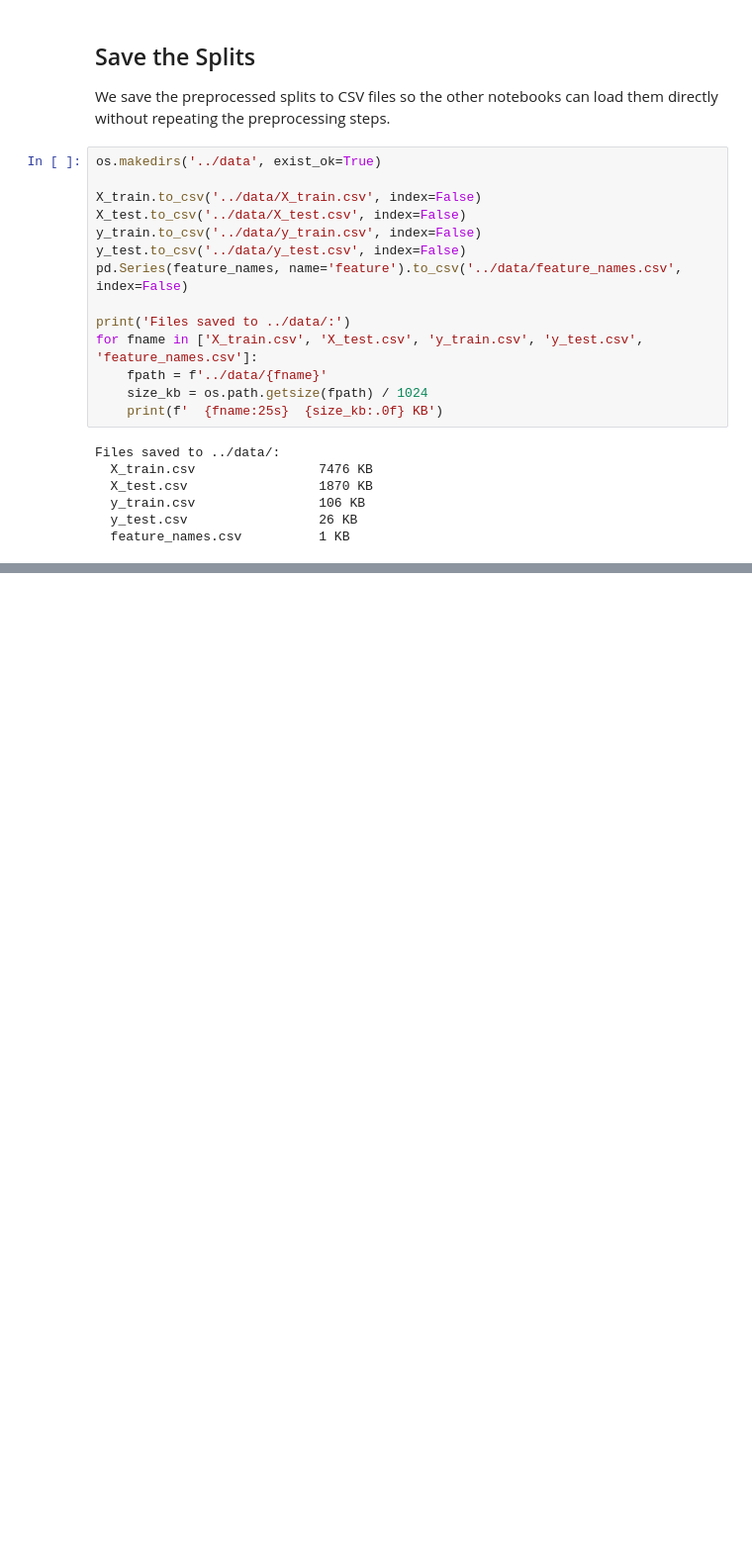
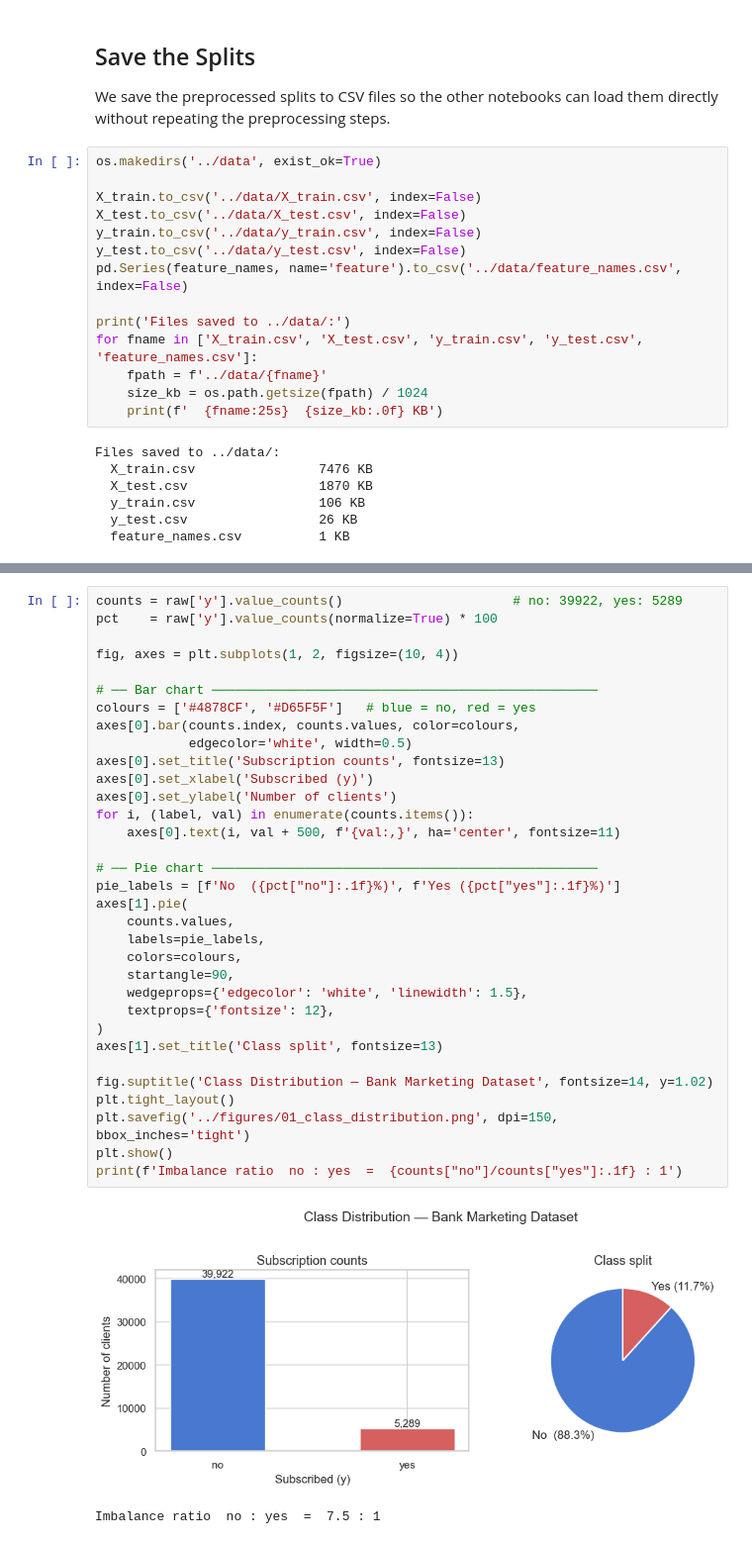
Before and after one commit to Aaron-Darcy/bank-marketing-ml-analysis, a Jupyter notebook: notebooks/01_preprocessing_eda.ipynb, the cells around one changed output, grey strips where cells are left out. Shown at 99% size. Drawn from its saved outputs; the diff is of its cells as text; blank space fills up the shorter version.

Commit message:
EDA Updated ith visualization

```diff
--- a/notebooks/01_preprocessing_eda.ipynb
+++ b/notebooks/01_preprocessing_eda.ipynb
@@ -234,0 +292,36 @@ Files saved to ../data/:
+# %%
+counts = raw['y'].value_counts()                      # no: 39922, yes: 5289
+pct    = raw['y'].value_counts(normalize=True) * 100
+
+fig, axes = plt.subplots(1, 2, figsize=(10, 4))
+
+# ── Bar chart ──────────────────────────────────────────────────
+colours = ['#4878CF', '#D65F5F']   # blue = no, red = yes
+axes[0].bar(counts.index, counts.values, color=colours,
+            edgecolor='white', width=0.5)
+axes[0].set_title('Subscription counts', fontsize=13)
+axes[0].set_xlabel('Subscribed (y)')
+axes[0].set_ylabel('Number of clients')
+for i, (label, val) in enumerate(counts.items()):
+    axes[0].text(i, val + 500, f'{val:,}', ha='center', fontsize=11)
+
+# ── Pie chart ──────────────────────────────────────────────────
+pie_labels = [f'No  ({pct["no"]:.1f}%)', f'Yes ({pct["yes"]:.1f}%)']
+axes[1].pie(
+    counts.values,
+    labels=pie_labels,
+    colors=colours,
+    startangle=90,
+    wedgeprops={'edgecolor': 'white', 'linewidth': 1.5},
+    textprops={'fontsize': 12},
+)
+axes[1].set_title('Class split', fontsize=13)
+
+fig.suptitle('Class Distribution — Bank Marketing Dataset', fontsize=14, y=1.02)
+plt.tight_layout()
+plt.savefig('../figures/01_class_distribution.png', dpi=150, bbox_inches='tight')
+plt.show()
+print(f'Imbalance ratio  no : yes  =  {counts["no"]/counts["yes"]:.1f} : 1')
+# %% [output]
+[figure, added]
+Imbalance ratio  no : yes  =  7.5 : 1
```
Also changed, not shown: parts of 13 cells of this notebook.
